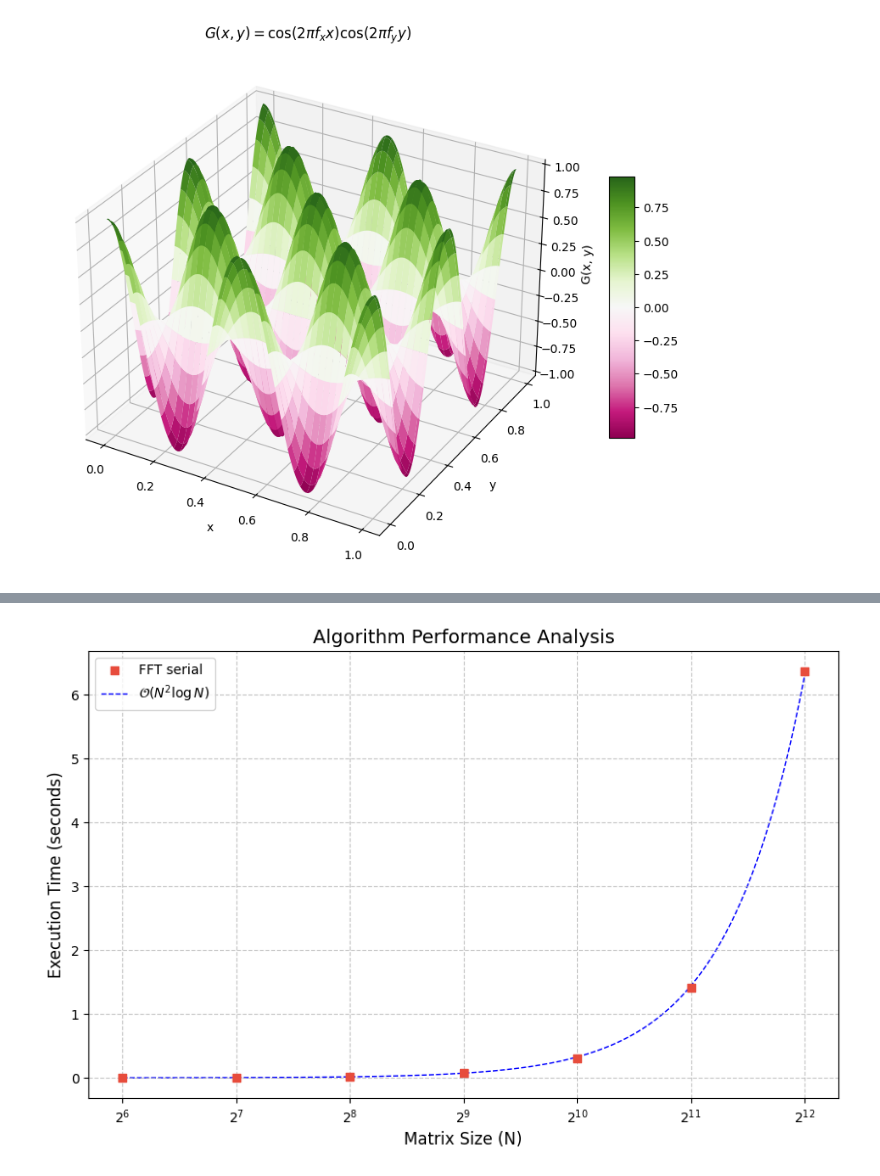
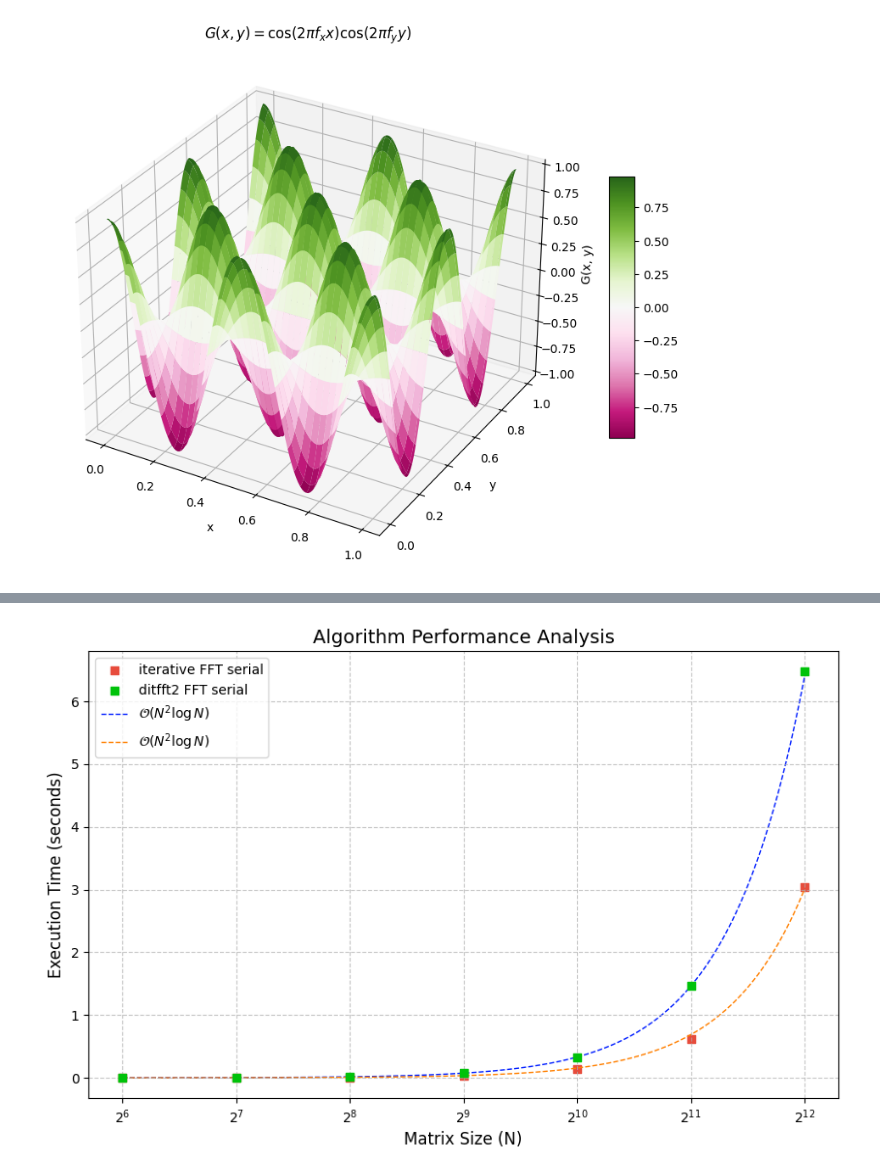
Before and after one commit to LauraRavagnani/Accelerated_FFT, a Jupyter notebook: visualize.ipynb, the cells around one changed output, grey strips where cells are left out. Drawn from its saved outputs; the diff is of its cells as text; code cells hidden in the pictures.

Commit message:
check time iterative fft

```diff
--- a/visualize.ipynb
+++ b/visualize.ipynb
@@ -99,7 +103,8 @@ def plot_fft_2D(file):
 # %%
-def plot_benchmark_serial(file):
+def plot_benchmark_serial(file1, file2):
 	try:
-		df = pd.read_csv(file)
+		df1 = pd.read_csv(file1)
+		df2 = pd.read_csv(file2)
 	except Exception as e:
 		print(f"Error reading file: {e}")
 		return
@@ -108,14 +113,25 @@ def plot_benchmark_serial(file):
 
 	# 2. Create the visualization
 	plt.figure(figsize=(10, 6))
-	plt.scatter(df['N'], df['ExecutionTime'],
+	plt.scatter(df1['N'], df1['ExecutionTime'],
 			marker='s',
 			color='#e74c3c',
-			label='FFT serial',
+			label='iterative FFT serial',
+			zorder=1)
+	plt.scatter(df2['N'], df2['ExecutionTime'],
+			marker='s',
+			color="#00c20a",
+			label='ditfft2 FFT serial',
 			zorder=2)
-	plt.plot(x, 4.5e-8*x*x*np.log(x),
+	plt.plot(x, 4.57e-8*x*x*np.log(x),
 			linestyle='--',        # Solid line
-			color='blue',      # Red color
+			color="#001eff",      # Red color
+			linewidth=1,
+			label='$\\mathcal{O}(N^2\\log N)$',
+			zorder=1)
+	plt.plot(x, 2.15e-8*x*x*np.log(x),
+			linestyle='--',        # Solid line
+			color="#ff8000",      # Red color
 			linewidth=1,
 			label='$\\mathcal{O}(N^2\\log N)$',
 			zorder=1)
@@ -133,9 +149,11 @@ def plot_benchmark_serial(file):
 	# 4. Show the result
 	plt.show()
 # %%
-plot_benchmark_serial("results.csv")
+plot_benchmark_serial("results.csv", 'results_ditfft2.csv')
+
+## using bit-reversal and precomputation of twiddle takes half of the time
 # %% [output]
-[figure, old version]
+[figure, new version]
 # %%
 def bit_reverse(N, x):
     y = 0
```
Also changed, not shown: parts of 3 cells of this notebook, 5 other files.
